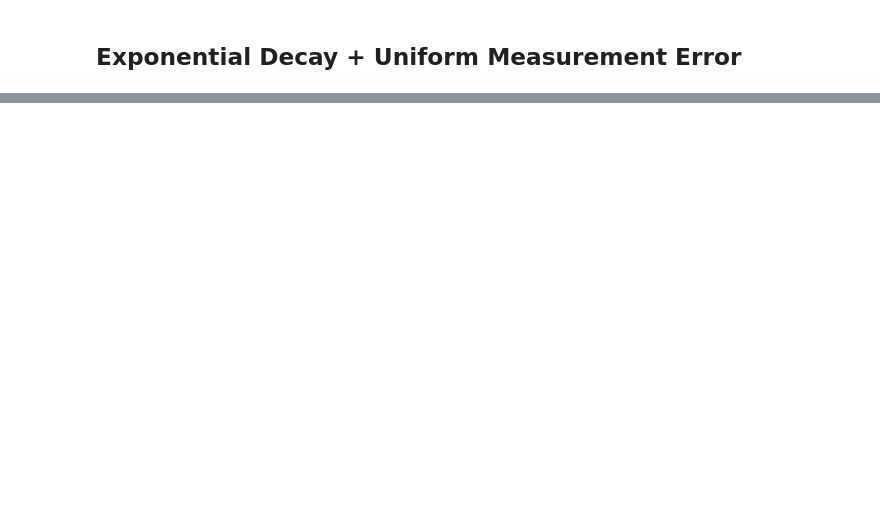
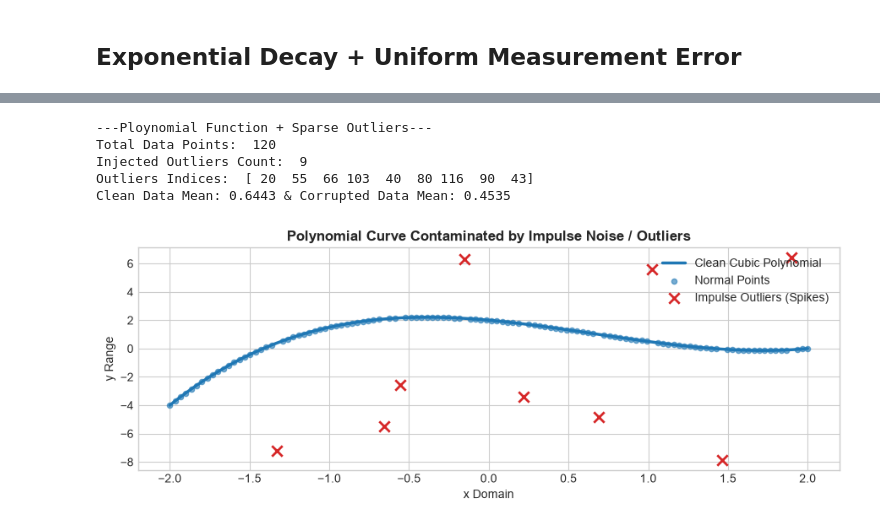
Before and after one commit to dasadiyaparth33-alt/DataAnalytics, a Jupyter notebook: Day_3/02_Statistics/01_data_population/02_functional_and_noisy_signal_population.ipynb, the cells around one changed output, grey strips where cells are left out. Drawn from its saved outputs; the diff is of its cells as text; code cells hidden in the pictures; blank space fills up the shorter version.

```diff
--- a/Day_3/02_Statistics/01_data_population/02_functional_and_noisy_signal_population.ipynb
+++ b/Day_3/02_Statistics/01_data_population/02_functional_and_noisy_signal_population.ipynb
@@ -130,0 +246,66 @@ plt.grid(True)
+# %%
+print("---Ploynomial Function + Sparse Outliers---")
+print("Total Data Points: ",len(x_poly))
+print("Injected Outliers Count: ",len(outlier_indices))
+print("Outliers Indices: ",np.array(outlier_indices))
+print(f"Clean Data Mean: {np.mean(y_poly_clean):.4f} & Corrupted Data Mean: {np.mean(y_poly_corrupted):.4f}")
+# %% [output]
+---Ploynomial Function + Sparse Outliers---
+Total Data Points:  120
+Injected Outliers Count:  9
+Outliers Indices:  [ 20  55  66 103  40  80 116  90  43]
+Clean Data Mean: 0.6443 & Corrupted Data Mean: 0.4535
+# %%
+plt.figure(
+    figsize=(9, 3.5)  # Figure dimension configuration in inches
+)
+
+# Clean polynomial curve
+plt.plot(
+    x_poly,                                                      # Domain coordinates
+    y_poly_clean,                                                # Uncorrupted polynomial curve points
+    color='#1f77b4',                                             # Dark blue line color
+    linewidth=2.5,                                               # Line stroke width
+    zorder=2,                                                    # Layer ordering
+    label='Clean Cubic Polynomial'                               # Legend text
+)
+
+# Uncorrupted points (regular observations)
+normal_mask = np.ones(
+    shape=len(x_poly),                                           # Mask shape matching array size
+    dtype=bool                                                   # Boolean mask data type
+)
+normal_mask[outlier_indices] = False
+plt.scatter(
+    x=x_poly[normal_mask],                                       # Domain points for clean subset
+    y=y_poly_corrupted[normal_mask],                             # Corresponding clean response values
+    color='#1f77b4',                                             # Blue dot marker color
+    s=20,                                                        # Dot marker size
+    alpha=0.6,                                                   # Marker opacity
+    label='Normal Points'                                        # Legend title
+)
+
+# Outlier spikes (highlighted in red)
+plt.scatter(
+    x=x_poly[outlier_indices],                                   # Outlier X-coordinates
+    y=y_poly_corrupted[outlier_indices],                         # Outlier corrupted Y-values
+    color='#d62728',                                             # Crimson red color for immediate visual detection
+    marker='x',                                                  # Cross symbol marker representation
+    s=80,                                                        # Enlarged marker size
+    linewidth=2,                                                 # Cross symbol line stroke width
+    zorder=4,                                                    # Top visual layer priority
+    label='Impulse Outliers (Spikes)'                            # Legend label
+)
+
+plt.title(
+    label='Polynomial Curve Contaminated by Impulse Noise / Outliers', # Title string
+    fontsize=12,                                                       # Font size
+    fontweight='bold'                                                  # Bold weight
+)
+plt.xlabel(xlabel='x Domain')                                    # X-axis label
+plt.ylabel(ylabel='y Range')                                     # Y-axis label
+plt.legend(loc='upper right')                                    # Legend location
+plt.tight_layout()                                               # Optimize subplot alignment
+plt.show()
+# %% [output]
+[figure, added]
```
Also changed, not shown: parts of 11 cells of this notebook.
